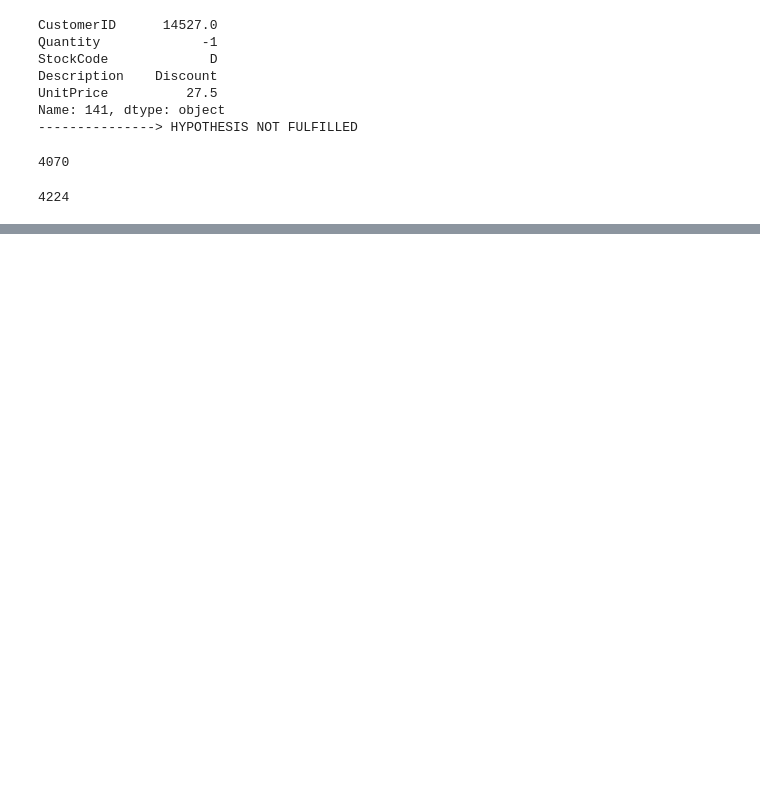
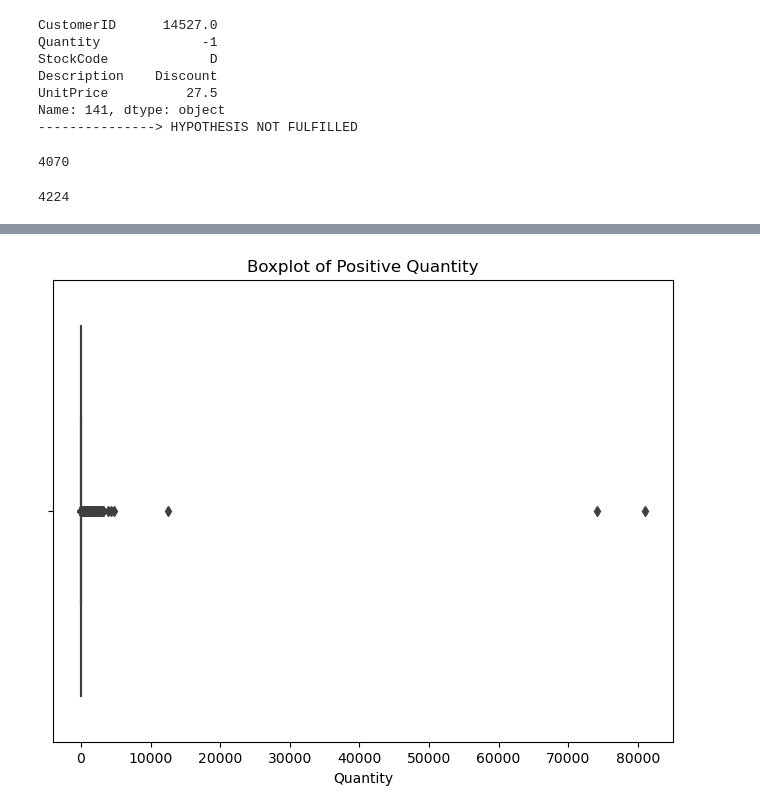
Before and after one commit to shubhjadhav/Customer-Segmentation, a Jupyter notebook: Code/customer-segmentation.ipynb, the cells around one changed output, grey strips where cells are left out. Drawn from its saved outputs; the diff is of its cells as text; code cells hidden in the pictures; blank space fills up the shorter version.

```diff
--- a/Code/customer-segmentation.ipynb
+++ b/Code/customer-segmentation.ipynb
@@ -278,0 +391,3 @@ len(invoice_df["Description"].unique())
+# %%
+pos_quantity = invoice_df[invoice_df['Quantity'] >= 0]
+neg_quantity = invoice_df[invoice_df['Quantity'] < 0]
@@ -278,0 +439,8 @@ len(invoice_df["Description"].unique())
+# %%
+plt.figure(figsize=(8, 6))
+sns.boxplot(x=pos_quantity['Quantity'])
+plt.title('Boxplot of Positive Quantity')
+plt.xlabel('Quantity')
+plt.show()
+# %% [output]
+[figure, added]
```
Also changed, not shown: parts of 36 cells of this notebook.
